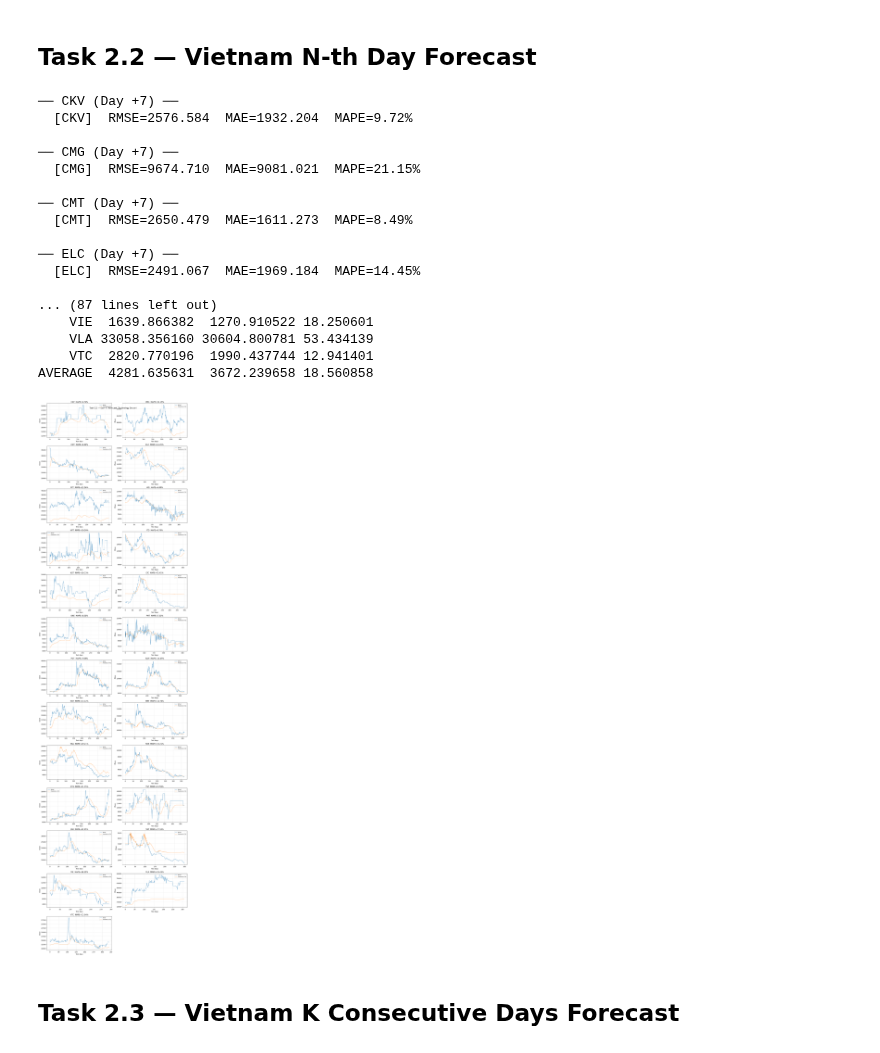
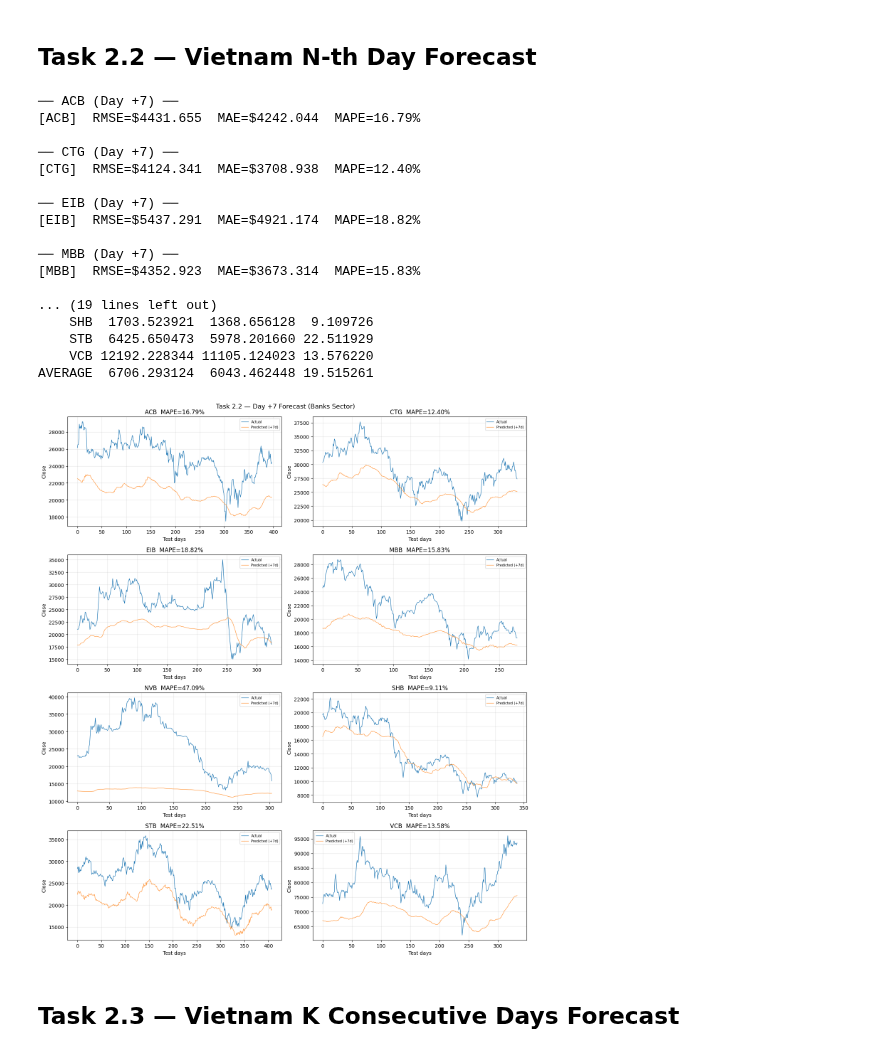
Before and after one commit to codebender04/DL4AI-230087-project, a Jupyter notebook: final_project_notebook.ipynb, the cells around one changed output. Saved outputs shown, nothing was run; the diff lists cells and outputs as text; code cells hidden in the pictures.

```diff
--- a/final_project_notebook.ipynb
+++ b/final_project_notebook.ipynb
@@ -514,0 +455,9 @@ plt.tight_layout(); plt.show()
+# %%
+TARGET_SECTOR = 'Banks'
+
+sector_tickers = df_overview[
+    df_overview['industryEn'].str.contains(TARGET_SECTOR, case=False, na=False)
+]['ticker'].tolist()
+
+print(f'Tickers in [{TARGET_SECTOR}]: {len(sector_tickers)}')
+print(sector_tickers)
@@ -588,9 +683,7 @@ AVERAGE  5773.549511  5019.796555 12.199320
 # %%
-# ── Plot: Actual vs Predicted for each company ────────────────
 n_cols = 2
 n_rows = (len(vn_data) + 1) // 2
-fig, axes = plt.subplots(n_rows, n_cols,
-                          figsize=(14, 4 * n_rows))
+fig, axes = plt.subplots(n_rows, n_cols, figsize=(14, 4 * n_rows))
 axes = axes.ravel()
 
 for i, (ticker, res) in enumerate(results_21.items()):
@@ -600,11 +693,9 @@ for i, (ticker, res) in enumerate(results_21.items()):
     axes[i].set_xlabel('Test days'); axes[i].set_ylabel('Close')
     axes[i].legend(fontsize=7); axes[i].grid(alpha=0.3)
 
-# Hide unused subplots
 for j in range(i + 1, len(axes)):
     axes[j].set_visible(False)
 
-plt.suptitle(f'Task 2.1 — Next-Day Prediction ({TARGET_SECTOR} Sector)',
-             fontsize=13)
+plt.suptitle(f'Task 2.1 — Next-Day Prediction ({TARGET_SECTOR} Sector)', fontsize=13)
 plt.tight_layout(); plt.show()
 # %% [output]
@@ -612,34 +703,31 @@ plt.tight_layout(); plt.show()
 # %% [markdown]
 ## Task 2.2 — Vietnam N-th Day Forecast
 # %%
-N_DAY = 7   # change to 3, 5, 10, etc.
-
+N_DAY = 7
 results_22 = {}
 
 for ticker, df_t in vn_data.items():
     print(f'\n── {ticker} (Day +{N_DAY}) ──')
 
-    full_sc, close_sc, scaler, _, _, _ = scale_split(df_t)
+    full_sc, close_sc, scaler, _, _, _ = scale_split_vn(df_t, FEATURES_VN)
 
     X_all, y_all = build_windows(full_sc, close_sc,
-                                  WINDOW_SIZE,
-                                  forecast_offset=N_DAY, k_days=1)
+                                  WINDOW_SIZE, forecast_offset=N_DAY, k_days=1)
     X_tr, y_tr, X_vl, y_vl, X_te, y_te = chrono_split(X_all, y_all)
 
-    m = build_model(WINDOW_SIZE, N_FEAT, n_outputs=1)
+    m = build_model(WINDOW_SIZE, N_FEAT_VN, n_outputs=1)
     m.fit(X_tr, y_tr,
           validation_data=(X_vl, y_vl),
           epochs=100, batch_size=32,
           callbacks=CALLBACKS, verbose=0)
 
-    y_pred = inverse_close(m.predict(X_te, verbose=0), scaler)
-    y_true = inverse_close(y_te, scaler)
+    y_pred = inverse_close(m.predict(X_te, verbose=0), scaler, CLOSE_IDX_VN, N_FEAT_VN)
+    y_true = inverse_close(y_te,                        scaler, CLOSE_IDX_VN, N_FEAT_VN)
     rmse, mae, mape = eval_metrics(y_true, y_pred, ticker)
 
     results_22[ticker] = dict(rmse=rmse, mae=mae, mape=mape,
                                y_true=y_true, y_pred=y_pred)
 
-# ── Summary ───────────────────────────────────────────────────
 df_res22 = pd.DataFrame([
     {'Ticker': t, 'RMSE': v['rmse'], 'MAE': v['mae'], 'MAPE (%)': v['mape']}
     for t, v in results_22.items()
@@ -649,44 +737,42 @@ df_res22.loc[len(df_res22)] = ['AVERAGE',
 print(f'\n=== Task 2.2 Summary (Day +{N_DAY}) ===')
 print(df_res22.to_string(index=False))
 # %% [output]
-── CKV (Day +7) ──
-  [CKV]  RMSE=2576.584  MAE=1932.204  MAPE=9.72%
+── ACB (Day +7) ──
+[ACB]  RMSE=$4431.655  MAE=$4242.044  MAPE=16.79%
 
-── CMG (Day +7) ──
-  [CMG]  RMSE=9674.710  MAE=9081.021  MAPE=21.15%
+── CTG (Day +7) ──
+[CTG]  RMSE=$4124.341  MAE=$3708.938  MAPE=12.40%
 
-── CMT (Day +7) ──
-  [CMT]  RMSE=2650.479  MAE=1611.273  MAPE=8.49%
+── EIB (Day +7) ──
+[EIB]  RMSE=$5437.291  MAE=$4921.174  MAPE=18.82%
 
-── ELC (Day +7) ──
-  [ELC]  RMSE=2491.067  MAE=1969.184  MAPE=14.45%
+── MBB (Day +7) ──
+[MBB]  RMSE=$4352.923  MAE=$3673.314  MAPE=15.83%
 
-... (87 lines left out)
-    VIE  1639.866382  1270.910522 18.250601
-    VLA 33058.356160 30604.800781 53.434139
-    VTC  2820.770196  1990.437744 12.941401
-AVERAGE  4281.635631  3672.239658 18.560858
+... (19 lines left out)
+    SHB  1703.523921  1368.656128  9.109726
+    STB  6425.650473  5978.201660 22.511929
+    VCB 12192.228344 11105.124023 13.576220
+AVERAGE  6706.293124  6043.462448 19.515261
 # %%
-# ── Plot ──────────────────────────────────────────────────────
 n_rows = (len(vn_data) + 1) // 2
 fig, axes = plt.subplots(n_rows, 2, figsize=(14, 4 * n_rows))
 axes = axes.ravel()
 
 for i, (ticker, res) in enumerate(results_22.items()):
-    axes[i].plot(res['y_true'], label='Actual',               linewidth=0.9)
-    axes[i].plot(res['y_pred'], label=f'Predicted (+{N_DAY}d)', linewidth=0.9, alpha=0.8)
+    axes[i].plot(res['y_true'], label='Actual',                  linewidth=0.9)
+    axes[i].plot(res['y_pred'], label=f'Predicted (+{N_DAY}d)',  linewidth=0.9, alpha=0.8)
     axes[i].set_title(f'{ticker}  MAPE={res["mape"]:.2f}%')
     axes[i].set_xlabel('Test days'); axes[i].set_ylabel('Close')
     axes[i].legend(fontsize=7); axes[i].grid(alpha=0.3)
 
 for j in range(i + 1, len(axes)):
     axes[j].set_visible(False)
 
-plt.suptitle(f'Task 2.2 — Day +{N_DAY} Forecast ({TARGET_SECTOR} Sector)',
-             fontsize=13)
+plt.suptitle(f'Task 2.2 — Day +{N_DAY} Forecast ({TARGET_SECTOR} Sector)', fontsize=13)
 plt.tight_layout(); plt.show()
 # %% [output]
-[figure, old version]
+[figure, new version]
 # %% [markdown]
 ## Task 2.3 — Vietnam K Consecutive Days Forecast
 # %%
```
Also changed, not shown: parts of 105 cells of this notebook.
